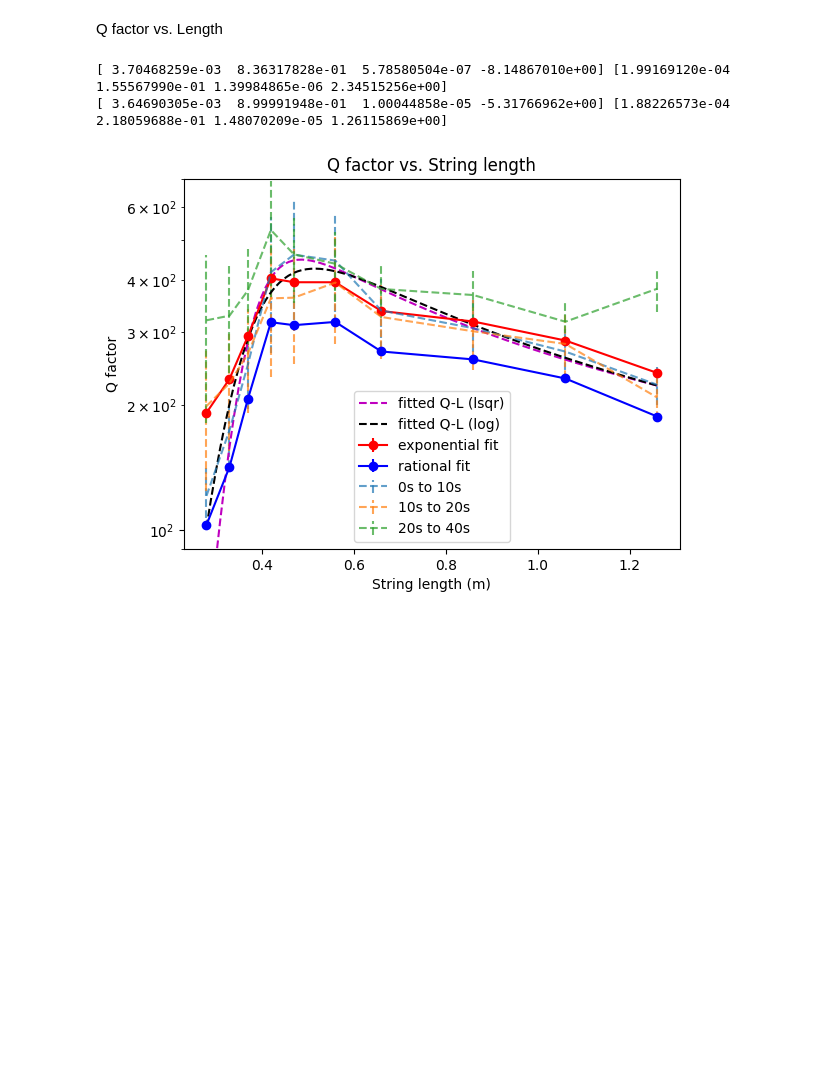
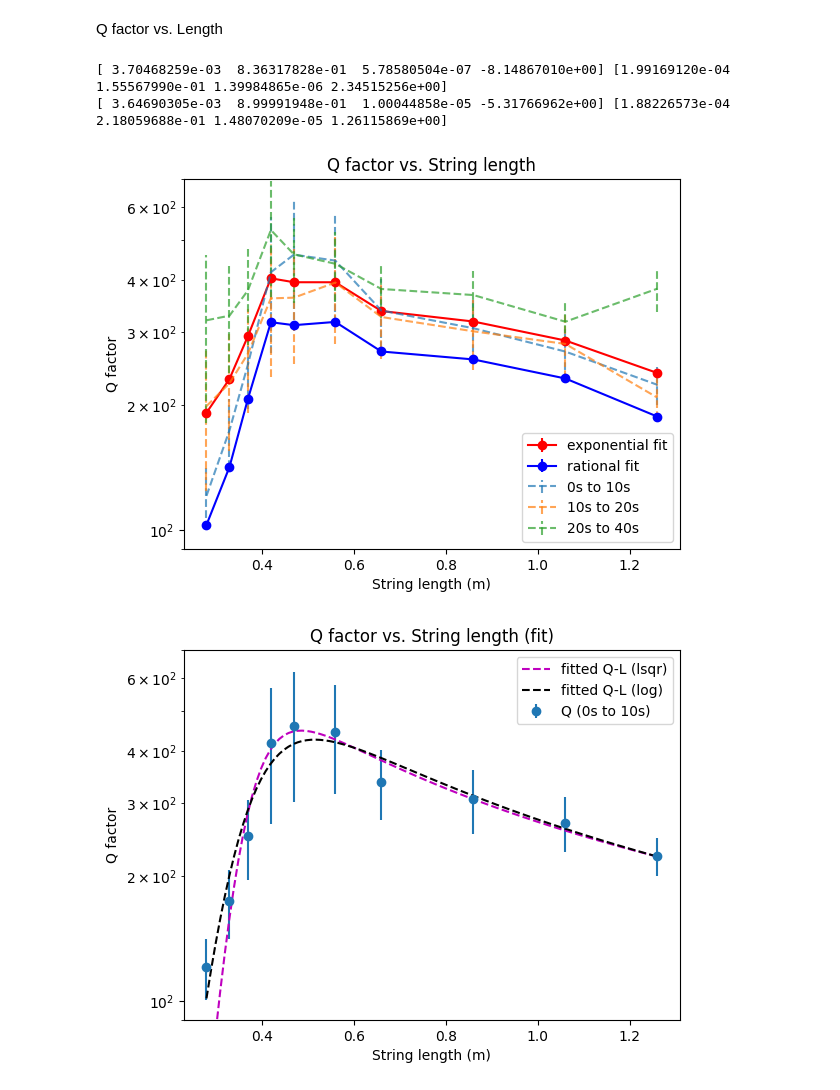
Before and after one commit to harry7557558/engsci-2t6, a Jupyter notebook: phy180-pendulum-lab/plot-angle-time-2.ipynb, the cells around one changed output. Drawn from its saved outputs; the diff is of its cells as text; code cells hidden in the pictures; blank space fills up the shorter version.

```diff
--- a/phy180-pendulum-lab/plot-angle-time-2.ipynb
+++ b/phy180-pendulum-lab/plot-angle-time-2.ipynb
@@ -383,31 +383,41 @@ params_lsqr, popv_lsqr = scipy.optimize.curve_fit(
     p0=(4e-3, 1.0, 1e-4, -3.0), sigma=qes.T[0])
 print(params_lsqr, popv_lsqr.diagonal()**0.5)
 
 params_log, popv_log = scipy.optimize.curve_fit(
     lambda x, a1, k1, a2, k2: np.log(fit_fun(x, a1, k1, a2, k2)),
     ls, np.log(qs.T[2]),
     p0=(4e-3, 1.0, 1e-4, -3.0), sigma=qes.T[0])
 print(params_log, popv_log.diagonal()**0.5)
 
 xp = np.linspace(ls[0], ls[-1], 100)
 yp_lsqr = fit_fun(xp, *params_lsqr)
 yp_log = fit_fun(xp, *params_log)
 
 plt.title("Q factor vs. String length")
 plt.xlabel("String length (m)")
 plt.ylabel("Q factor")
 plt.errorbar(ls, qs.T[0], yerr=qes.T[0], fmt="ro-", label="exponential fit")
 plt.errorbar(ls, qs.T[1], yerr=qes.T[1], fmt="bo-", label="rational fit")
 plt.errorbar(ls, qs.T[2], yerr=qes.T[2], fmt="--", label="0s to 10s", alpha=0.7)[-1][0].set_linestyle('--')
 plt.errorbar(ls, qs.T[3], yerr=qes.T[3], fmt="--", label="10s to 20s", alpha=0.7)[-1][0].set_linestyle('--')
 plt.errorbar(ls, qs.T[4], yerr=qes.T[4], fmt="--", label="20s to 40s", alpha=0.7)[-1][0].set_linestyle('--')
+plt.yscale("log")
+plt.ylim([90, 700])
+plt.legend()
+plt.show()
+
+plt.title("Q factor vs. String length (fit)")
+plt.xlabel("String length (m)")
+plt.ylabel("Q factor")
+plt.errorbar(ls, qs.T[2], yerr=qes.T[2], fmt="o", label="Q (0s to 10s)")
 plt.plot(xp, yp_lsqr, "m--", label="fitted Q-L (lsqr)")
 plt.plot(xp, yp_log, "k--", label="fitted Q-L (log)")
 plt.yscale("log")
 plt.ylim([90, 700])
 plt.legend()
 plt.show()
 # %% [output]
 [ 3.70468259e-03  8.36317828e-01  5.78580504e-07 -8.14867010e+00] [1.99169120e-04 1.55567990e-01 1.39984865e-06 2.34515256e+00]
 [ 3.64690305e-03  8.99991948e-01  1.00044858e-05 -5.31766962e+00] [1.88226573e-04 2.18059688e-01 1.48070209e-05 1.26115869e+00]
-[figure, old version]
+[figure, new version]
+[figure, added]
```
Also changed, not shown: parts of 1 cell of this notebook, 13 other files.
